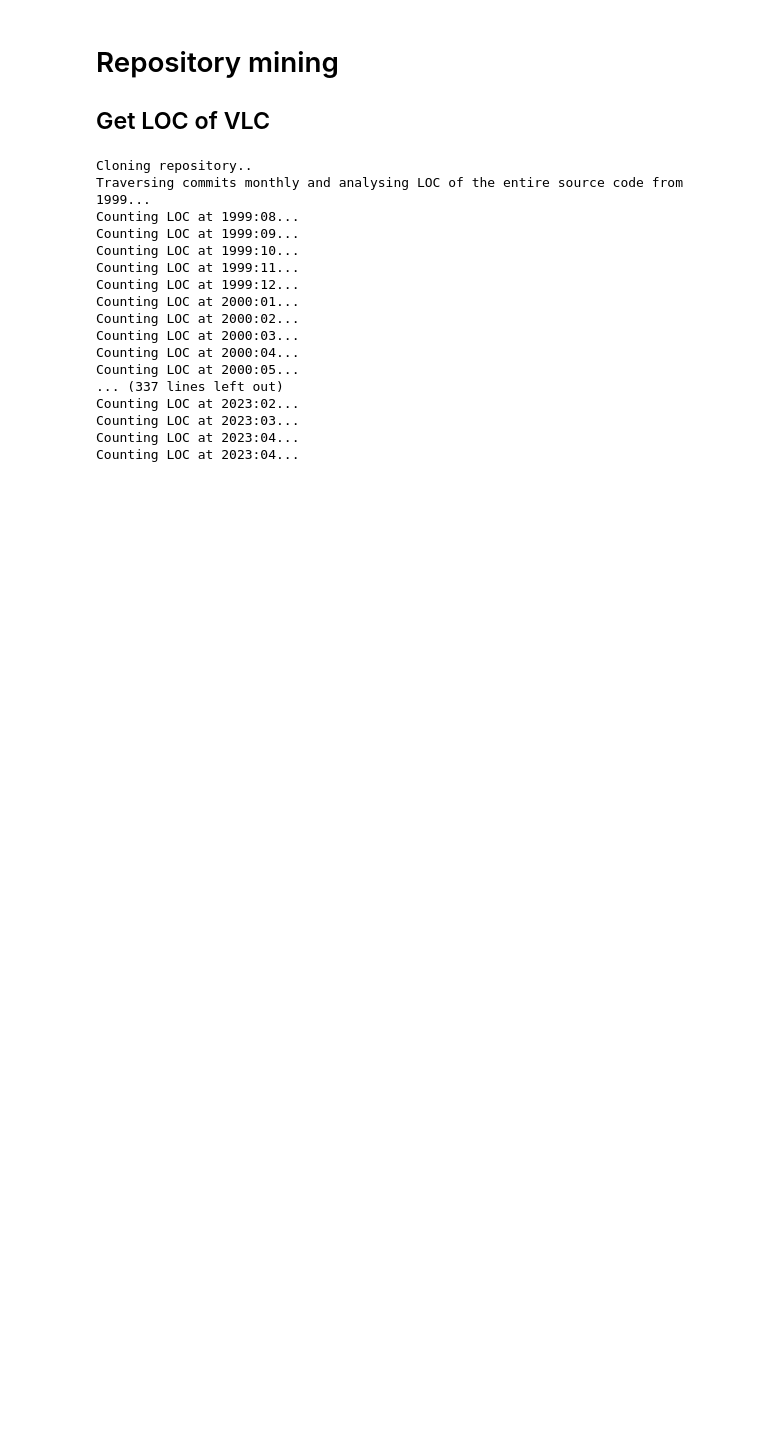
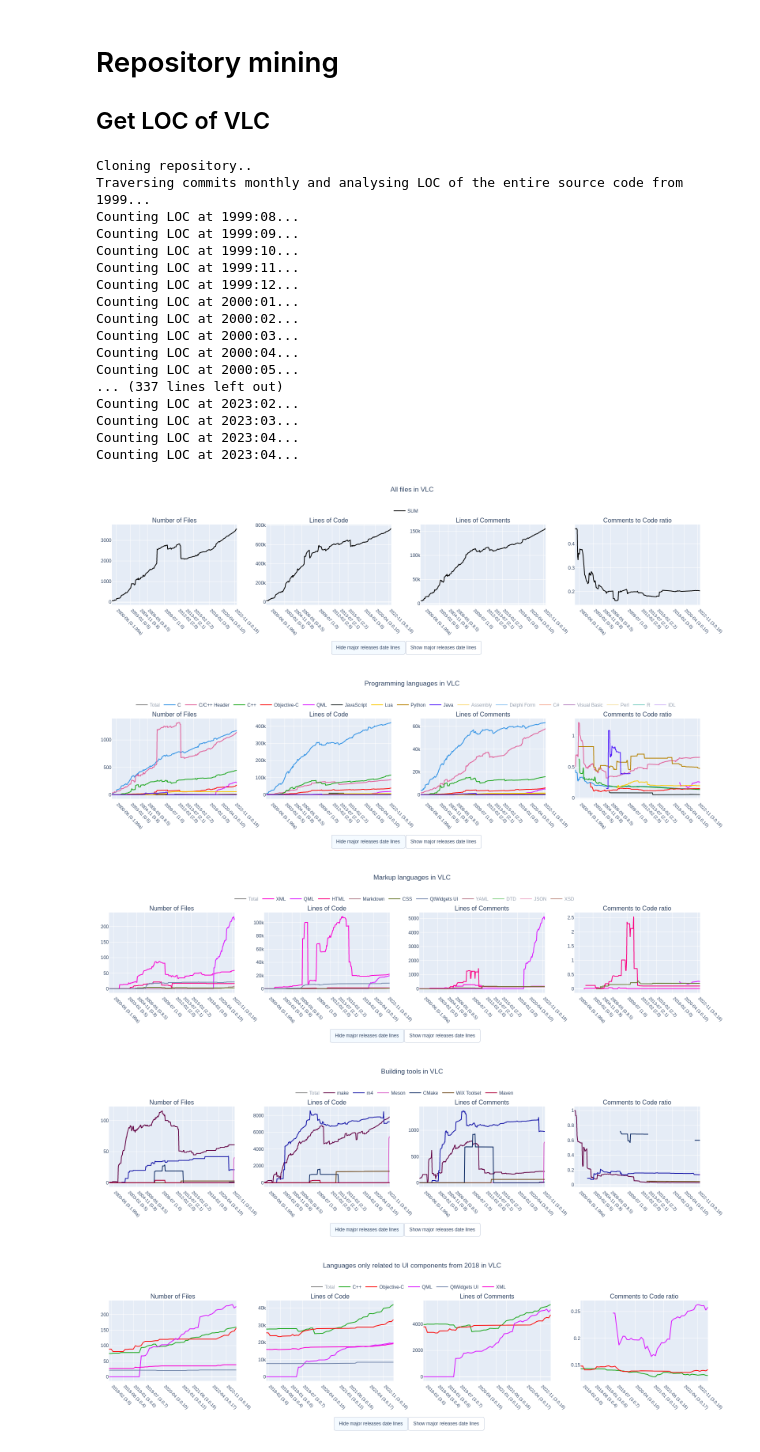
Before and after one commit to LeonVitanos/master-thesis, a Jupyter notebook: repository mining/vlc_repository_mining.ipynb, the cells around one changed output. Drawn from its saved outputs; the diff is of its cells as text; code cells hidden in the pictures; blank space fills up the shorter version.

Commit message:
update xaxes dates and export figures

```diff
--- a/repository mining/vlc_repository_mining.ipynb
+++ b/repository mining/vlc_repository_mining.ipynb
@@ -178,56 +178,92 @@ def plot_languages(data, languages, title, fileName):
             fig.data[-1].visible = "legendonly" # Hide the total trace by default
 
     # Add vertical lines for VLC major releases
-    vlc0 = [dict(type="line", xref="x"+str(j+1), yref='paper', x0='2001:02', x1='2001:02', y0=0, y1=1,
-                      line=dict(color="DarkOrange")) for j in range(len(keys))]
-    vlc1 = [dict(type="line", xref="x"+str(j+1), yref='paper', x0='2009:07', x1='2009:07', y0=0, y1=1,
-                      line=dict(color="DarkOrange")) for j in range(len(keys))]
-    vlc2 = [dict(type="line", xref="x"+str(j+1), yref='paper', x0='2012:02', x1='2012:02', y0=0, y1=1,
-                      line=dict(color="DarkOrange")) for j in range(len(keys))]
-    vlc3 = [dict(type="line", xref="x"+str(j+1), yref='paper', x0='2018:02', x1='2018:02', y0=0, y1=1,
-                      line=dict(color="DarkOrange")) for j in range(len(keys))]
+    dashed_line = dict(color="black", dash='dash', width=1)
+    vlc0 = [dict(type="line", xref="x"+str(j+1), yref='paper', x0='2001-02', x1='2001-02', y0=0, y1=1,
+                      line=dashed_line) for j in range(len(keys))]
+    vlc1 = [dict(type="line", xref="x"+str(j+1), yref='paper', x0='2009-07', x1='2009-07', y0=0, y1=1,
+                      line=dashed_line) for j in range(len(keys))]
+    vlc2 = [dict(type="line", xref="x"+str(j+1), yref='paper', x0='2012-02', x1='2012-02', y0=0, y1=1,
+                      line=dashed_line) for j in range(len(keys))]
+    vlc3 = [dict(type="line", xref="x"+str(j+1), yref='paper', x0='2018-02', x1='2018-02', y0=0, y1=1,
+                      line=dashed_line) for j in range(len(keys))]
 
     # Add buttons to show/hide major release date lines
     fig.update_layout(updatemenus=[dict(buttons=list([dict(args=["shapes", []], label="Hide major releases date lines", method="relayout"),
-        dict(args=["shapes", vlc0 + vlc1 + vlc2 + vlc3 if '2017:12' in data.keys() else vlc3], label="Show major releases date lines", method="relayout")]),
-        type="buttons", direction="right", showactive=True, x=0.5, xanchor="center", y=-0.3, yanchor="top")])
+        dict(args=["shapes", vlc0 + vlc1+ vlc2 + vlc3 if '2017-12' in data.keys() else vlc3], label="Show major releases date lines", method="relayout")]),
+        type="buttons", direction="right", showactive=True, x=0.5, xanchor="center", y=-0.45, yanchor="top")])
 
     # Update title, legend and margins
     fig.update_layout(title=dict(text = title + " in VLC", xanchor = "center", yanchor="bottom", x=0.5, y = 0.94),
                       legend=dict(orientation="h", xanchor="center", yanchor="bottom", x=0.5, y=1.1),
-                      margin=dict(l=20, r=20, t=110, b=110))
+                      margin=dict(l=20, r=20, t=110, b=100))
 
     # I removed this to make the plot more readable
     #xaxis_title="Date", yaxis_title="Number of files", xaxis2_title="Date", yaxis2_title="Lines of code",
     #xaxis3_title="Date", yaxis3_title="Lines of comments", xaxis4_title="Date", yaxis4_title="Comments to code ratio")
 
+    # Vlc release dates (exluded dates for readability: '2001-02': '0.2', '2002-05': '0.4', '2004-02': '0.7')
+    # '2002-04': '0.3',  '2008-09': '0.9', '2010-06': '1.1',
+    vlc_releases = {'2000-06': '0.1.99a', '2003-02': '0.5', '2004-11': '0.8', '2006-05': '0.8.5',
+                    '2009-07': '1.0',
+                    '2012-02': '2.0', '2013-07': '2.1', '2015-02': '2.2',
+                    '2018-02': '3.0', '2020-04': '3.0.10', '2022-11': '3.0.18'}
+
+    # Show 3.0 minor releases for ui plot
+    if '2017-12' not in data.keys():
+        vlc_releases = {'2018-02': '3.0', '2018-08': '3.0.4', '2019-01': '3.0.6', '2019-07': '3.0.7',
+                        '2020-04': '3.0.10', '2021-01': '3.0.12', '2021-06': '3.0.16', '2022-04': '3.0.17', '2022-11': '3.0.18'}
+
+    # Add release dates to x axis
+    version_keys = list(vlc_releases.keys())
+    version_values = list(vlc_releases.values())
+    for i in range(1, len(keys)+1):
+        fig.update_xaxes(automargin=True, tickangle=45, tickfont=dict(size=11), tickvals = version_keys,
+                         ticktext = ["  " + version_keys[i] + " (" + version_values[i] + ")" for i in range(len(version_keys))], row=1, col=i)
+
+    '''
     # Save plots as html
-    #pio.write_html(fig, file='plots/vlc_'+fileName+'.html')
+    pio.write_html(fig, file='plots/vlc_'+fileName+'.html')
 
-    # Show plots as svg (to be visible on github)
-    #fig.update_layout(autosize=False, width=1600, height=450)
-    #fig.show("svg")
+    # Show plots as png (to be visible on github)
+    fig.update_layout(autosize=False, width=1600, height=450)
+
+    fig.write_image("figures/vlc_"+fileName+".png")
+
+    for k in range(len(keys)):
+        fig.add_shape(vlc0[k])
+        fig.add_shape(vlc1[k])
+        fig.add_shape(vlc2[k])
+        fig.add_shape(vlc3[k])
+    fig.write_image("figures/with_major_releases_lines/vlc_"+fileName+".png")
+    fig.show("png")'''
 
     fig.show()
 
 # Define color for every language
 language_colors = {'C': '#2E91E5', 'C/C++ Header': '#E15F99', 'C++': '#1CA71C', 'Objective-C': '#FB0D0D', 'QML': '#DA16FF', 'JavaScript': '#222A2A', 'Python': '#B68100',
                    'Visual Basic': '#750D86', 'C#': '#EB663B', 'Java': '#511CFB','R': '#00A08B', 'Perl': '#F2CB61', 'Assembly': '#F9BA00', 'IDL': '#A777F1', 'Lua': '#FBCA03', 'Delphi Form': '#2E91E5',
                    'YAML': '#7B0323', 'XML': '#FB00D1', 'HTML': '#FC0080', 'Markdown': '#B2828D', 'CSS': '#6C7C32', 'QtWidgets UI': '#778AAE', 'XSD': '#862A16', 'JSON': '#E15F99', 'DTD': '#1CA71C',
                    'make': '#620042', 'm4': '#1616A7', 'Meson': '#DA60CA', 'WiX Toolset': '#6C4516', 'CMake': '#0D2A63', 'Maven': '#AF0038', 'SUM': '#000000'}
 
 # give me three more colors that fit the colors above in #RRGGBB format
 colors = ["#FFA500", "#FF00FF", "#00FFFF", "#FF0000", "#00FF00", "#0000FF", "#FFFF00", "#800080", "#008080", "#800000", "#008000", "#000080", "#808000", "#800080", "#008080", "#808080", "#C0C0C0", "#808080", "#000000"]
 
 # Create a list of languages for each category
 programming_languages = ['C', 'C/C++ Header', 'C++', 'Objective-C', 'QML', 'JavaScript', 'Lua', 'Python', 'Java', 'Assembly', 'Delphi Form', 'C#', 'Visual Basic', 'Perl', 'R', 'IDL']
 markup_languages = ['XML', 'QML', 'HTML', 'Markdown', 'CSS', 'QtWidgets UI', 'YAML', 'DTD', 'JSON', 'XSD']
 build_tools = ['make', 'm4', 'Meson', 'CMake', 'WiX Toolset', 'Maven']
 languages_of_gui_folder = ['C++', 'Objective-C', 'QML', 'QtWidgets UI', 'XML']
 
 # Create plots of interest
 plot_languages(all_stats, ['SUM'], "All files", "all_files")
 plot_languages(all_stats, programming_languages, "Programming languages", "programming_languages")
 plot_languages(all_stats, markup_languages, "Markup languages", "markup_languages")
 plot_languages(all_stats, build_tools, "Building tools", "build_tools")
 plot_languages(ui_stats, languages_of_gui_folder, "Languages only related to UI components from 2018", "ui_languages")
+# %% [output]
+[figure, added]
+[figure, added]
+[figure, added]
+[figure, added]
+[figure, added]
```
Also changed, not shown: 19 other files.
